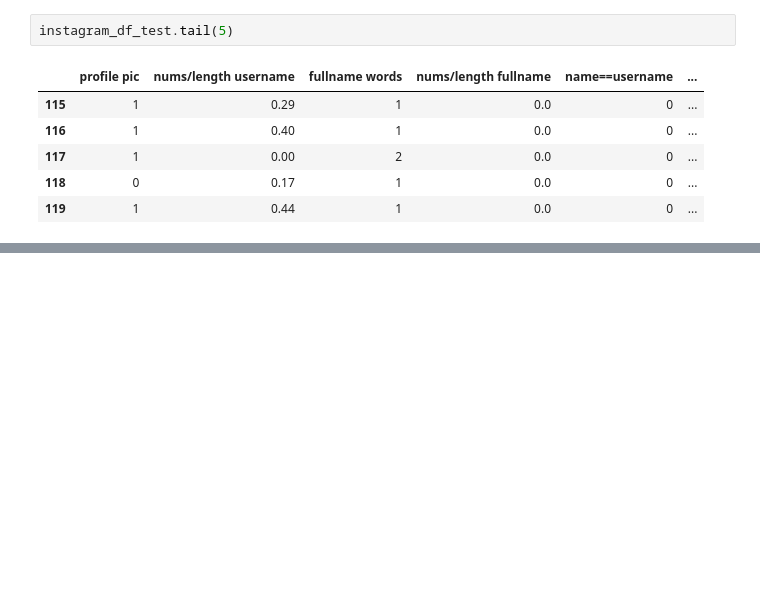
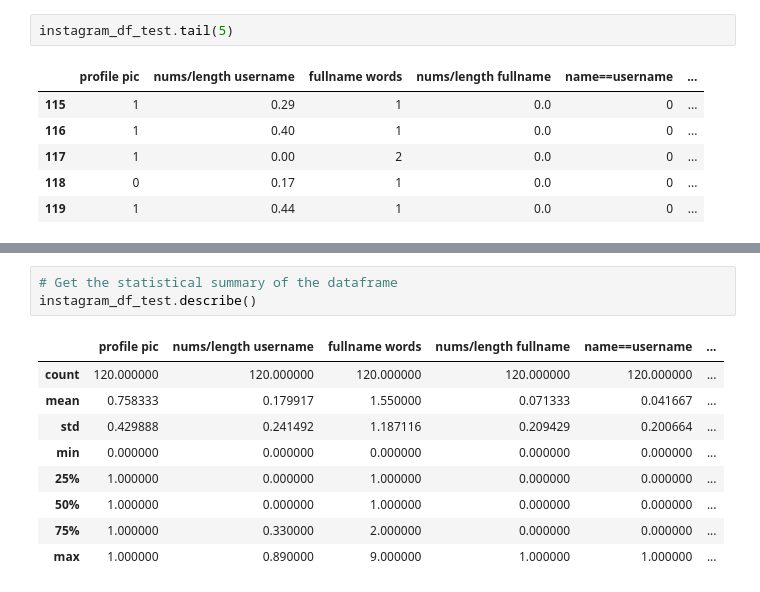
Before and after one commit to aly-cb/fake-instagram-account-detector, a Jupyter notebook: Fake Instagram Detection Using ANN.ipynb, the cells around one changed output, grey strips where cells are left out. Saved outputs shown, nothing was run; the diff lists cells and outputs as text; blank space fills up the shorter version.

```diff
--- a/Fake Instagram Detection Using ANN.ipynb
+++ b/Fake Instagram Detection Using ANN.ipynb
@@ -120,0 +209,13 @@ instagram_df_test.tail(5)
+# %%
+# Get the statistical summary of the dataframe
+instagram_df_test.describe()
+# %% [output]
+|  | profile pic | nums/length username | fullname words | nums/length fullname | name==username | ... |
+| count | 120.000000 | 120.000000 | 120.000000 | 120.000000 | 120.000000 | ... |
+| mean | 0.758333 | 0.179917 | 1.550000 | 0.071333 | 0.041667 | ... |
+| std | 0.429888 | 0.241492 | 1.187116 | 0.209429 | 0.200664 | ... |
+| min | 0.000000 | 0.000000 | 0.000000 | 0.000000 | 0.000000 | ... |
+| 25% | 1.000000 | 0.000000 | 1.000000 | 0.000000 | 0.000000 | ... |
+| 50% | 1.000000 | 0.000000 | 1.000000 | 0.000000 | 0.000000 | ... |
+| 75% | 1.000000 | 0.330000 | 2.000000 | 0.000000 | 0.000000 | ... |
+| max | 1.000000 | 0.890000 | 9.000000 | 1.000000 | 1.000000 | ... |
```
Also changed, not shown: parts of 11 cells of this notebook.
